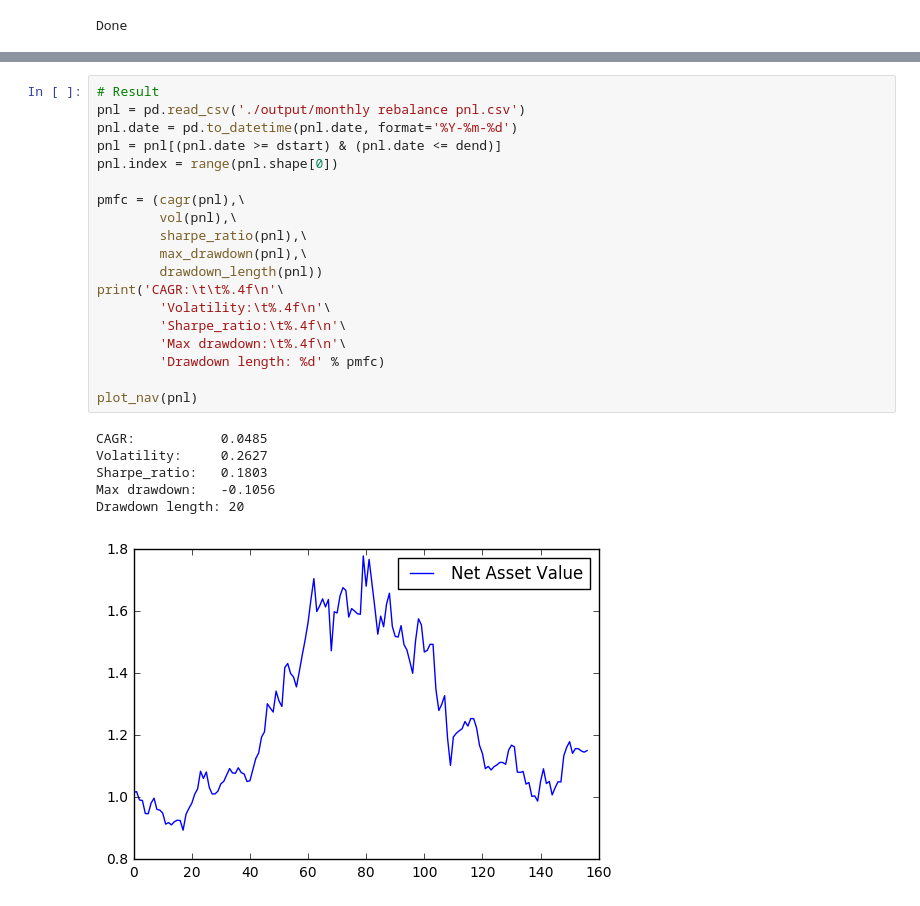
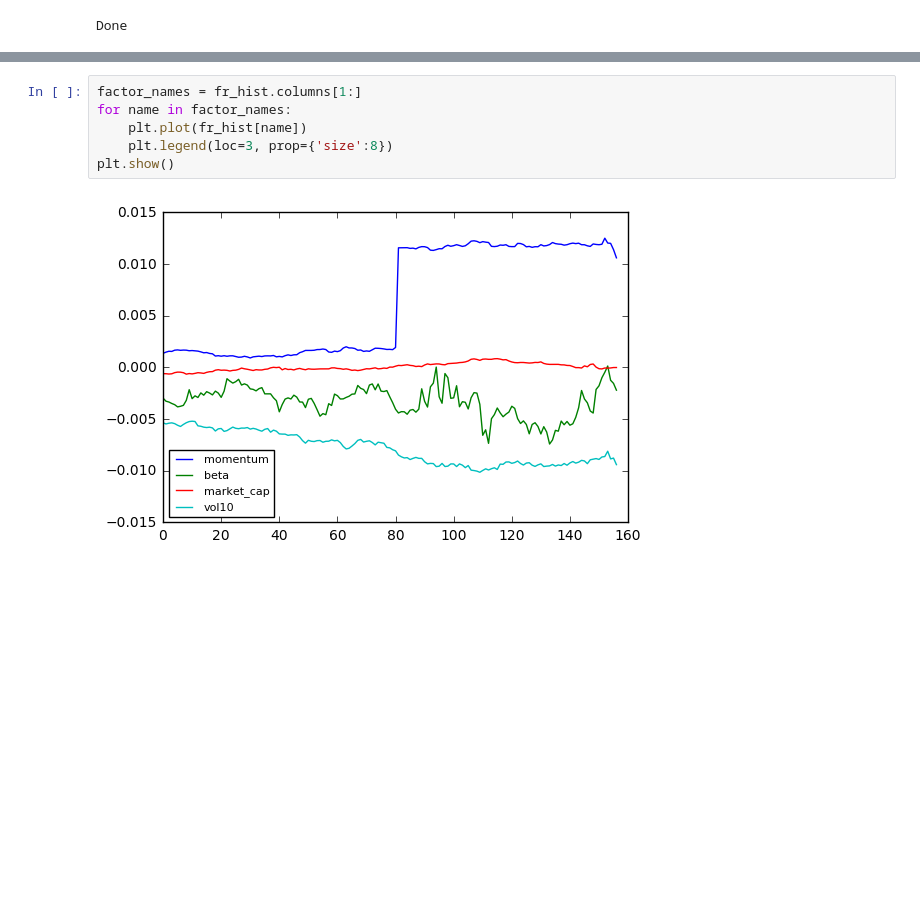
Before and after one commit to BaruchMFE2016/BaruchMFEInvestment, a Jupyter notebook: backtest.ipynb, the cells around one changed output, grey strips where cells are left out. Saved outputs shown, nothing was run; the diff lists cells and outputs as text; blank space fills up the shorter version.

```diff
--- a/backtest.ipynb
+++ b/backtest.ipynb
@@ -125,26 +305,8 @@ Drawdown length: 21
-# %%
-# Result
-pnl = pd.read_csv('./output/monthly rebalance pnl.csv')
-pnl.date = pd.to_datetime(pnl.date, format='%Y-%m-%d')
-pnl = pnl[(pnl.date >= dstart) & (pnl.date <= dend)]
-pnl.index = range(pnl.shape[0])
-
-pmfc = (cagr(pnl),\
-        vol(pnl),\
-        sharpe_ratio(pnl),\
-        max_drawdown(pnl),\
-        drawdown_length(pnl))
-print('CAGR:\t\t%.4f\n'\
-        'Volatility:\t%.4f\n'\
-        'Sharpe_ratio:\t%.4f\n'\
-        'Max drawdown:\t%.4f\n'\
-        'Drawdown length: %d' % pmfc)
-
-plot_nav(pnl)
-# %% [output]
-CAGR:           0.0485
-Volatility:     0.2627
-Sharpe_ratio:   0.1803
-Max drawdown:   -0.1056
-Drawdown length: 20
-[figure, removed]
+# %%
+factor_names = fr_hist.columns[1:]
+for name in factor_names:
+    plt.plot(fr_hist[name])
+    plt.legend(loc=3, prop={'size':8})
+plt.show()
+# %% [output]
+[figure, added]
```
Also changed, not shown: parts of 12 cells of this notebook, 10 other files.
